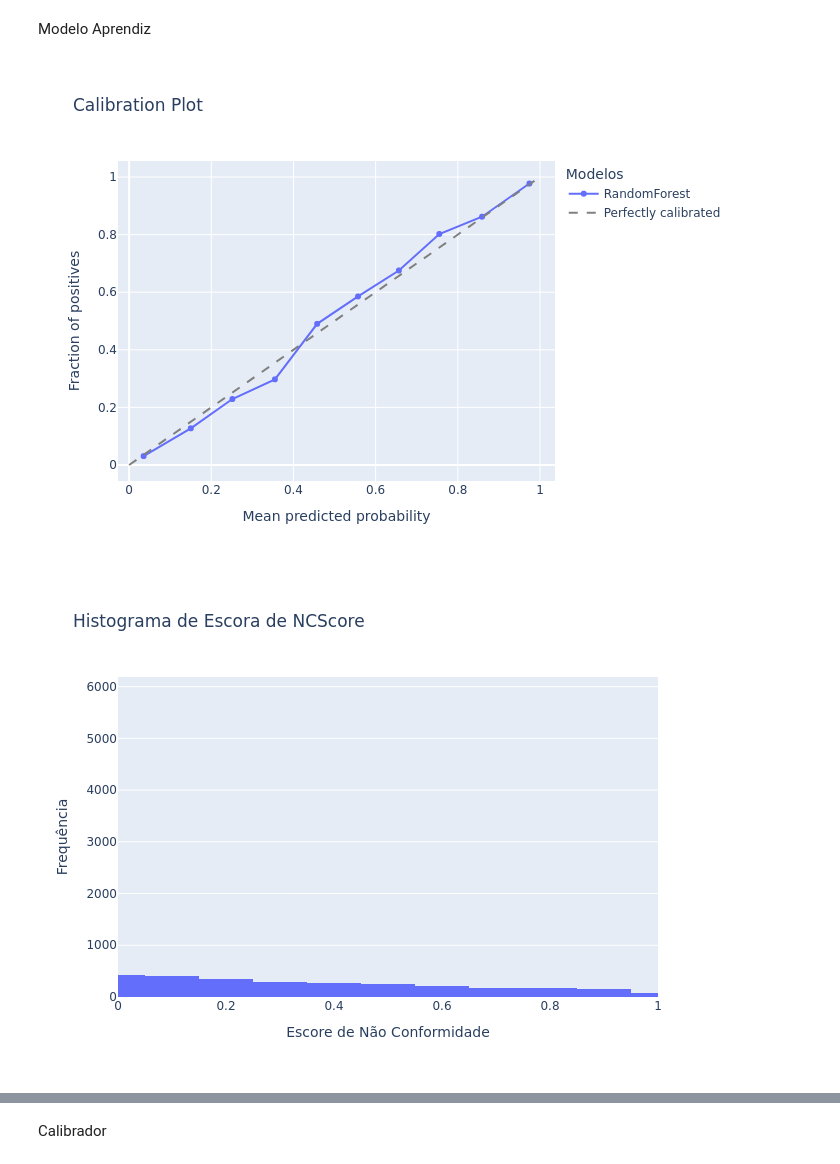
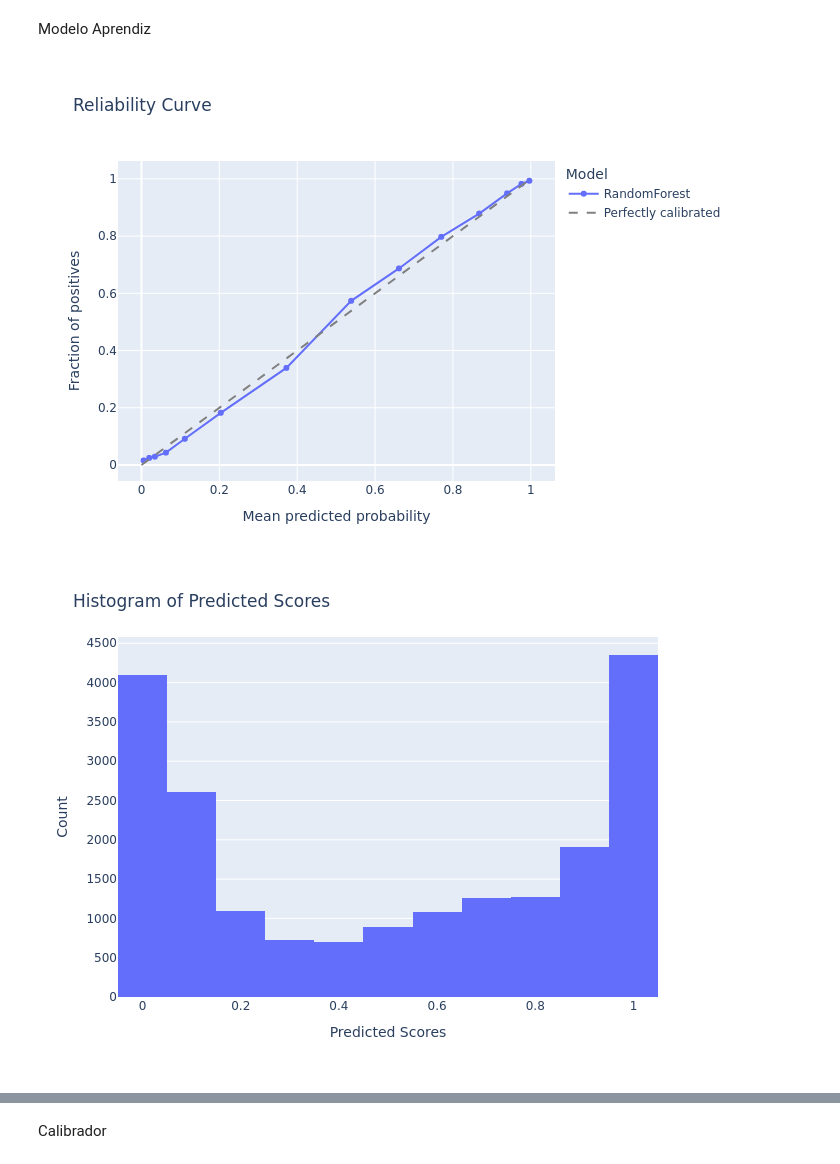
Before and after one commit to HeyLucasLeao/cp-study, a Jupyter notebook: cp.ipynb, the cells around one changed output, grey strips where cells are left out. Drawn from its saved outputs; the diff is of its cells as text; code cells hidden in the pictures.

```diff
--- a/cp.ipynb
+++ b/cp.ipynb
@@ -498,10 +62,10 @@ function to achieve a high rate of singleton predictions (OneC).
 # %% [markdown]
 Modelo Aprendiz
 # %%
-calibration_plot(clf.learner, X_test, y_test, "png")
+reliability_curve(clf.learner, X_test, y_test, 15, "png")
 # %% [output]
-[figure, old version]
+[figure, new version]
 # %%
-nc_score_histogram(clf.learner, X_test, y_test, "png")
+histogram(clf.learner, X_test, 15, "png")
 # %% [output]
-[figure, old version]
+[figure, new version]
```
Also changed, not shown: parts of 14 cells of this notebook, 2 other files.
